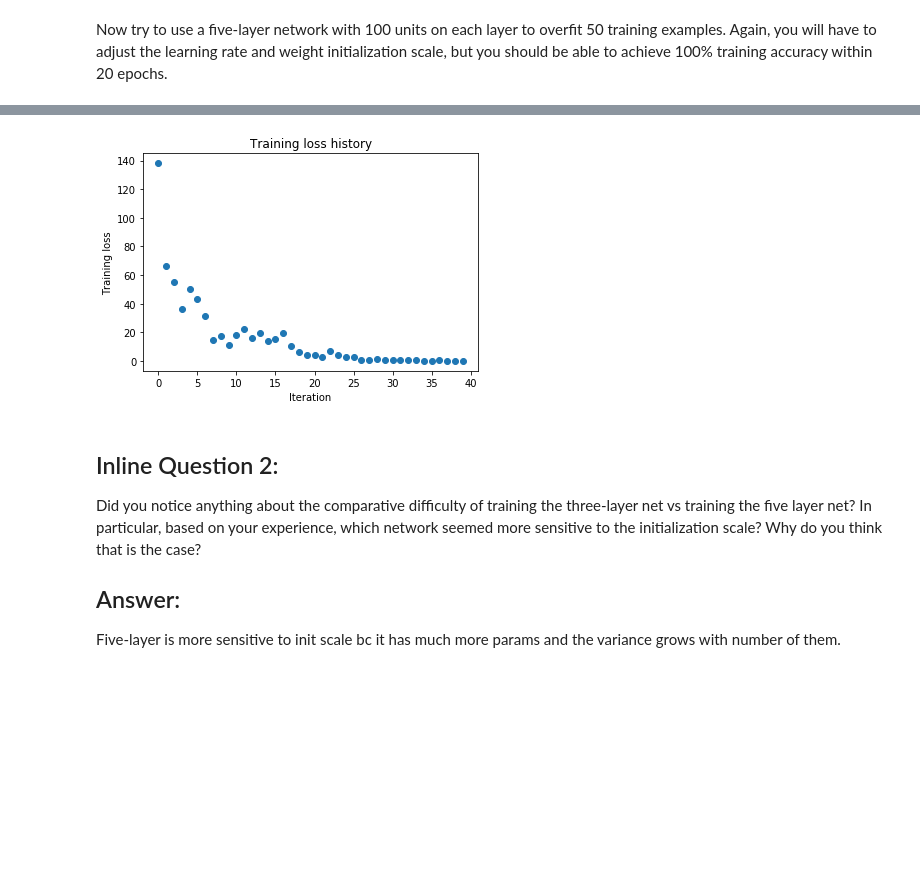
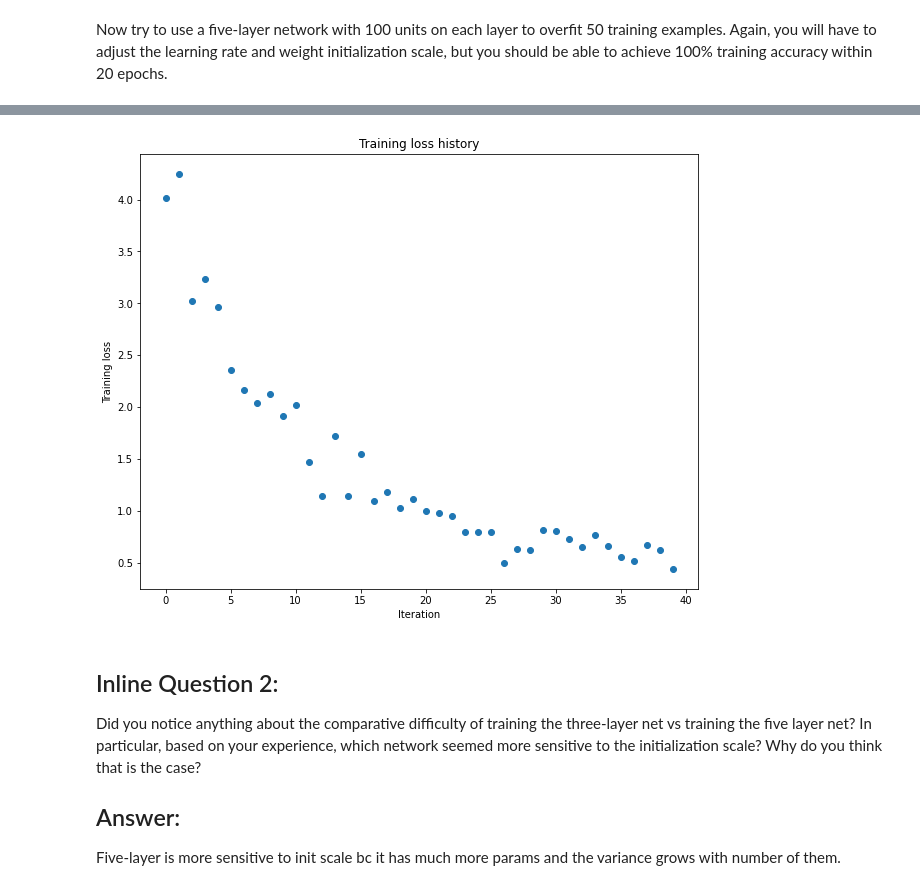
Before and after one commit to sergiev/cs231n, a Jupyter notebook: a2/FullyConnectedNets.ipynb, the cells around one changed output, grey strips where cells are left out. Saved outputs shown, nothing was run; the diff lists cells and outputs as text; code cells hidden in the pictures; blank space fills up the shorter version.

```diff
--- a/a2/FullyConnectedNets.ipynb
+++ b/a2/FullyConnectedNets.ipynb
@@ -520,7 +534,7 @@ small_data = {
 }
 
 learning_rate = 1e-3  # initial 2e-3
-weight_scale = 8e-2   # initial 1e-5
+weight_scale = 0.05   # initial 1e-5
 model = FullyConnectedNet([100, 100, 100, 100],
                 weight_scale=weight_scale, dtype=np.float64)
 solver = Solver(model, small_data,
@@ -558,4 +572,4 @@ plt.show()
-[figure, old version]
+[figure, new version]
 # %% [markdown]
 ## Inline Question 2:
 Did you notice anything about the comparative difficulty of training the three-layer net vs training the five layer net? In particular, based on your experience, which network seemed more sensitive to the initialization scale? Why do you think that is the case?
```
Also changed, not shown: parts of 9 cells of this notebook, 5 other files.
